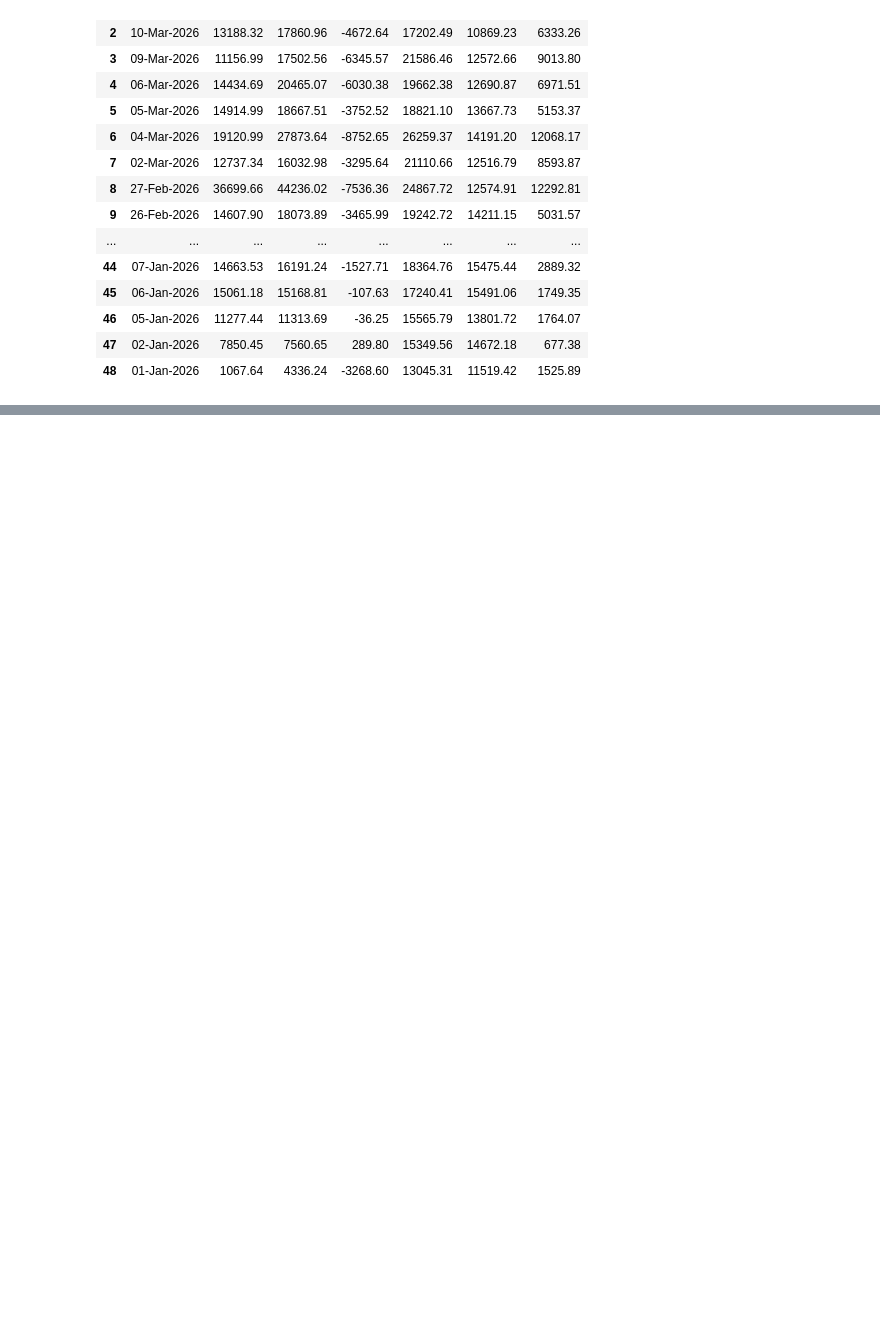
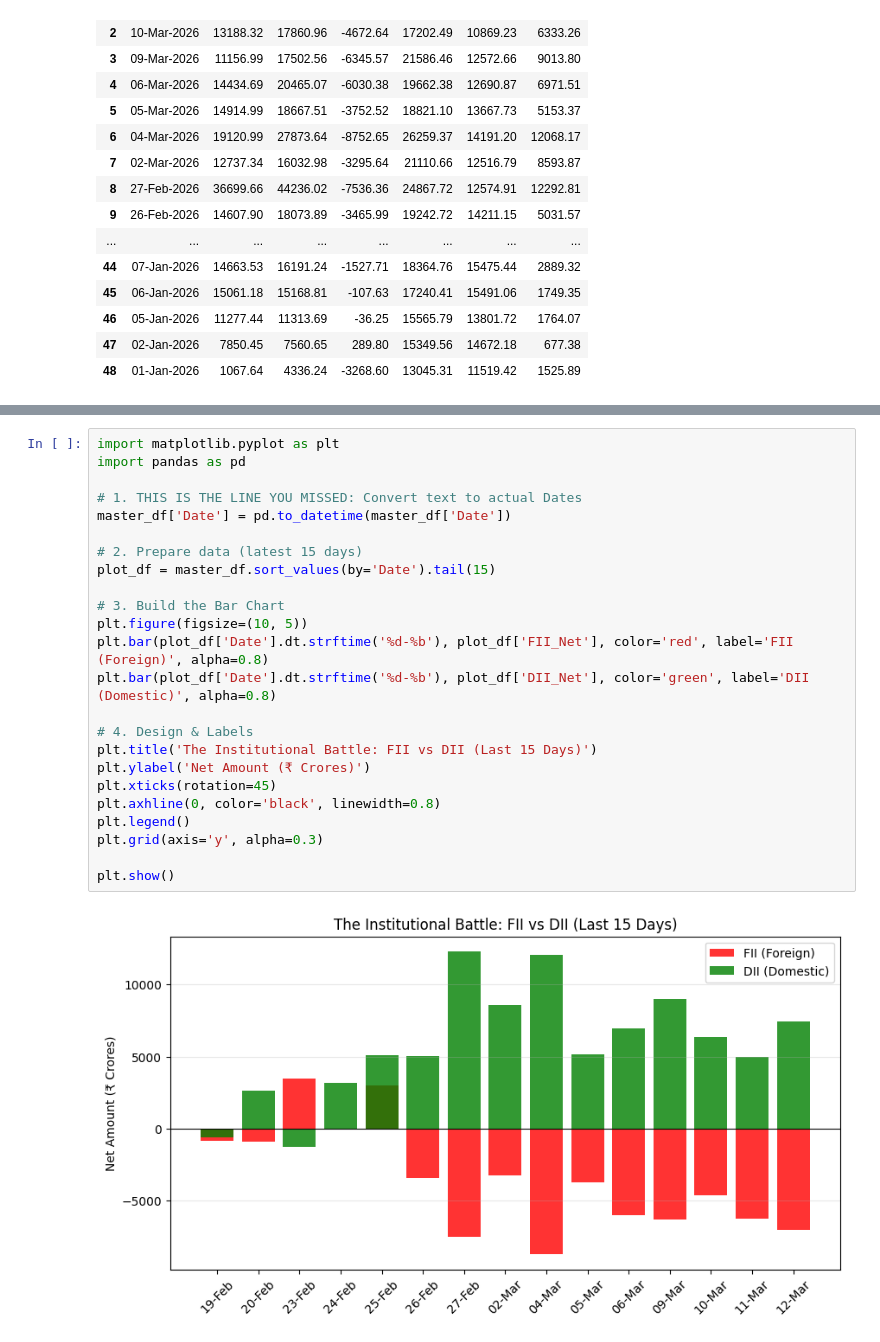
Before and after one commit to krish-data/nse-market-intelligence-suite, a Jupyter notebook: notebooks/03_fii_dii_master.ipynb, the cells around one changed output, grey strips where cells are left out. Drawn from its saved outputs; the diff is of its cells as text; blank space fills up the shorter version.

Commit message:
Added FII vs DII visualization and fixed date formatting

```diff
--- a/notebooks/03_fii_dii_master.ipynb
+++ b/notebooks/03_fii_dii_master.ipynb
@@ -299,0 +346,26 @@ master_df
+# %%
+import matplotlib.pyplot as plt
+import pandas as pd
+
+# 1. THIS IS THE LINE YOU MISSED: Convert text to actual Dates
+master_df['Date'] = pd.to_datetime(master_df['Date'])
+
+# 2. Prepare data (latest 15 days)
+plot_df = master_df.sort_values(by='Date').tail(15)
+
+# 3. Build the Bar Chart
+plt.figure(figsize=(10, 5))
+plt.bar(plot_df['Date'].dt.strftime('%d-%b'), plot_df['FII_Net'], color='red', label='FII (Foreign)', alpha=0.8)
+plt.bar(plot_df['Date'].dt.strftime('%d-%b'), plot_df['DII_Net'], color='green', label='DII (Domestic)', alpha=0.8)
+
+# 4. Design & Labels
+plt.title('The Institutional Battle: FII vs DII (Last 15 Days)')
+plt.ylabel('Net Amount (₹ Crores)')
+plt.xticks(rotation=45)
+plt.axhline(0, color='black', linewidth=0.8)
+plt.legend()
+plt.grid(axis='y', alpha=0.3)
+
+plt.show()
+# %% [output]
+[figure, added]
```
Also changed, not shown: parts of 3 cells of this notebook.
